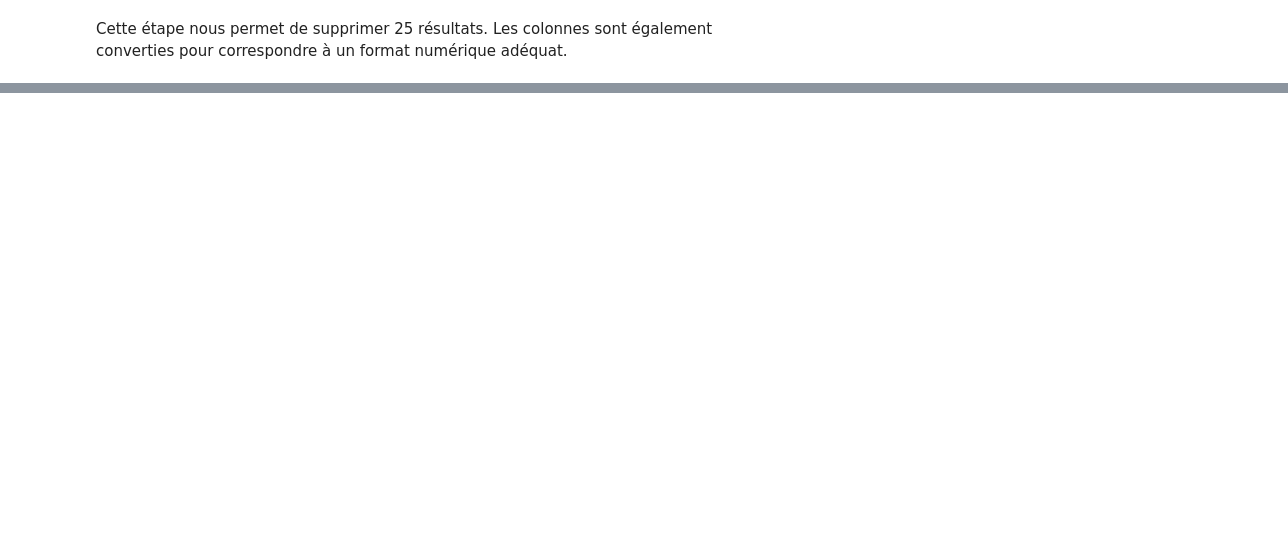
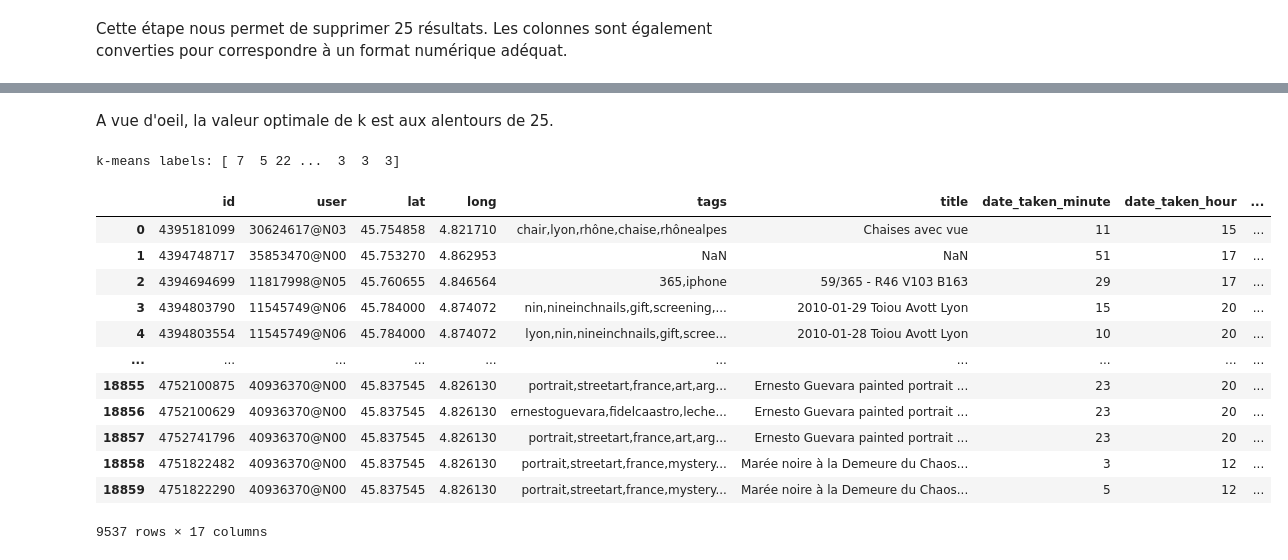
Before and after one commit to CLEMS3/LyonPhoto-DataMining, a Jupyter notebook: project.ipynb, the cells around one changed output, grey strips where cells are left out. Cells and saved outputs as stored; diff of their text form; code cells hidden in the pictures; blank space fills up the shorter version.

```diff
--- a/project.ipynb
+++ b/project.ipynb
@@ -194,0 +352,32 @@ m.save("map.html")
+# %% [markdown]
+A vue d'oeil, la valeur optimale de k est aux alentours de 25.
+# %%
+# number of clusters
+k = 25
+# create a model
+kmeans = KMeans(n_clusters=k, init='k-means++')
+# fit scaled data
+kmeans.fit(scaled_data_df)
+
+labels = kmeans.labels_
+print(f"k-means labels: {labels}")
+# %% [output]
+k-means labels: [ 7  5 22 ...  3  3  3]
+# %%
+df_cleaned["KMeans"] = labels
+
+df_cleaned
+# %% [output]
+|  | id | user | lat | long | tags | title | date_taken_minute | date_taken_hour | ... |
+| 0 | 4395181099 | 30624617@N03 | 45.754858 | 4.821710 | chair,lyon,rhône,chaise,rhônealpes | Chaises avec vue | 11 | 15 | ... |
+| 1 | 4394748717 | 35853470@N00 | 45.753270 | 4.862953 | NaN | NaN | 51 | 17 | ... |
+| 2 | 4394694699 | 11817998@N05 | 45.760655 | 4.846564 | 365,iphone | 59/365 - R46 V103 B163 | 29 | 17 | ... |
+| 3 | 4394803790 | 11545749@N06 | 45.784000 | 4.874072 | nin,nineinchnails,gift,screening,... | 2010-01-29 Toiou Avott Lyon | 15 | 20 | ... |
+| 4 | 4394803554 | 11545749@N06 | 45.784000 | 4.874072 | lyon,nin,nineinchnails,gift,scree... | 2010-01-28 Toiou Avott Lyon | 10 | 20 | ... |
+| ... | ... | ... | ... | ... | ... | ... | ... | ... | ... |
+| 18855 | 4752100875 | 40936370@N00 | 45.837545 | 4.826130 | portrait,streetart,france,art,arg... | Ernesto Guevara painted portrait ... | 23 | 20 | ... |
+| 18856 | 4752100629 | 40936370@N00 | 45.837545 | 4.826130 | ernestoguevara,fidelcaastro,leche... | Ernesto Guevara painted portrait ... | 23 | 20 | ... |
+| 18857 | 4752741796 | 40936370@N00 | 45.837545 | 4.826130 | portrait,streetart,france,art,arg... | Ernesto Guevara painted portrait ... | 23 | 20 | ... |
+| 18858 | 4751822482 | 40936370@N00 | 45.837545 | 4.826130 | portrait,streetart,france,mystery... | Marée noire à la Demeure du Chaos... | 3 | 12 | ... |
+| 18859 | 4751822290 | 40936370@N00 | 45.837545 | 4.826130 | portrait,streetart,france,mystery... | Marée noire à la Demeure du Chaos... | 5 | 12 | ... |
+9537 rows × 17 columns
```
Also changed, not shown: parts of 34 cells of this notebook, 3 other files.
